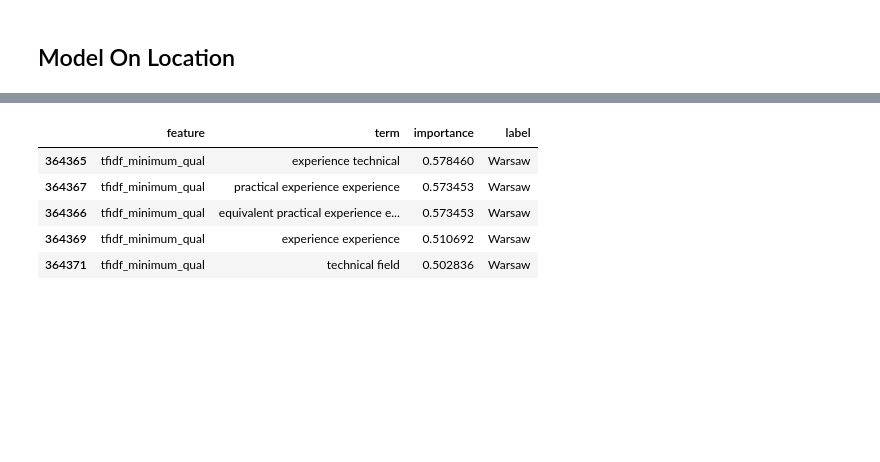
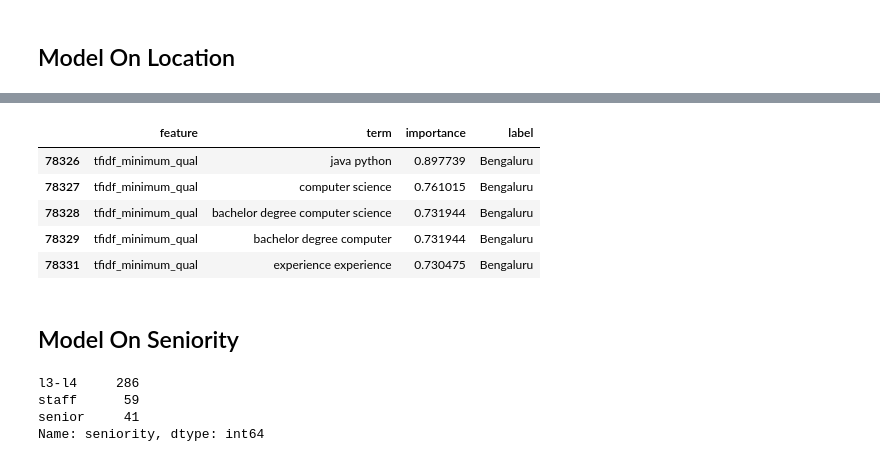
Before and after one commit to rossrco/analyses, a Jupyter notebook: ggl_job_ads/notebooks/job_ads_analysis.ipynb, the cells around one changed output, grey strips where cells are left out. Saved outputs shown, nothing was run; the diff lists cells and outputs as text; code cells hidden in the pictures; blank space fills up the shorter version.

Commit message:
model on seniority

```diff
--- a/ggl_job_ads/notebooks/job_ads_analysis.ipynb
+++ b/ggl_job_ads/notebooks/job_ads_analysis.ipynb
@@ -300,6 +301,7 @@ min_n_ads_location = 20
 conditions = (
     (ads.function=='engineer')
     & (ads.location.isin(location_counts[location_counts>=min_n_ads_location].index.to_list()))
+    & (ads.location != 'unknown')
 )
 
 to_model = ads[conditions].copy()
@@ -355,11 +356,13 @@ imp_location = get_feature_importances(model)
 # %%
-(imp_location[(imp_location.label=='Warsaw')
+(imp_location[(imp_location.label=='Bengaluru')
               &(imp_location.feature=='tfidf_minimum_qual')]
  .sort_values('importance', ascending=False).head())
 # %% [output]
 |  | feature | term | importance | label |
-| 364365 | tfidf_minimum_qual | experience technical | 0.578460 | Warsaw |
-| 364367 | tfidf_minimum_qual | practical experience experience | 0.573453 | Warsaw |
-| 364366 | tfidf_minimum_qual | equivalent practical experience e... | 0.573453 | Warsaw |
-| 364369 | tfidf_minimum_qual | experience experience | 0.510692 | Warsaw |
-| 364371 | tfidf_minimum_qual | technical field | 0.502836 | Warsaw |
+| 78326 | tfidf_minimum_qual | java python | 0.897739 | Bengaluru |
+| 78327 | tfidf_minimum_qual | computer science | 0.761015 | Bengaluru |
+| 78328 | tfidf_minimum_qual | bachelor degree computer science | 0.731944 | Bengaluru |
+| 78329 | tfidf_minimum_qual | bachelor degree computer | 0.731944 | Bengaluru |
+| 78331 | tfidf_minimum_qual | experience experience | 0.730475 | Bengaluru |
+# %% [markdown]
+## Model On Seniority
@@ -365,0 +379,7 @@ imp_location = get_feature_importances(model)
+# %%
+to_model.seniority.value_counts()
+# %% [output]
+l3-l4     286
+staff      59
+senior     41
+Name: seniority, dtype: int64
```
Also changed, not shown: parts of 16 cells of this notebook.
